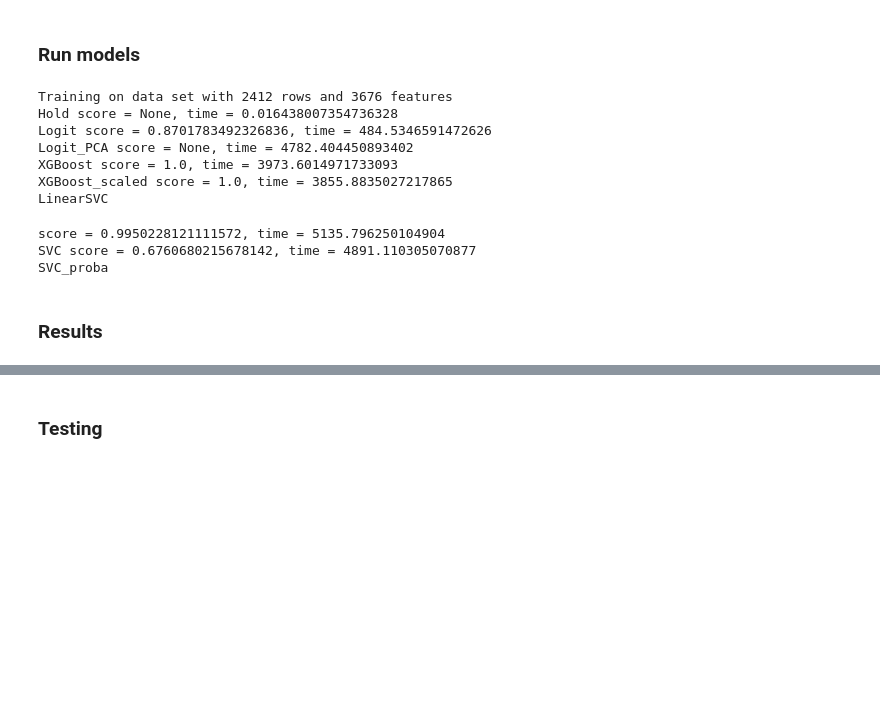
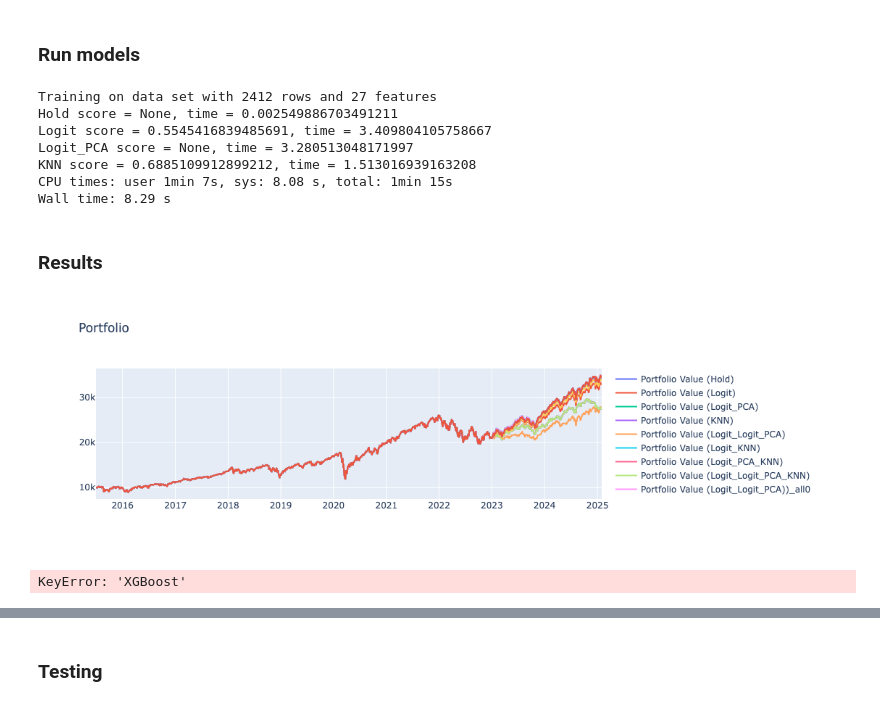
Before and after one commit to kylezengo/preds, a Jupyter notebook: Stocks backtesting.ipynb, the cells around one changed output, grey strips where cells are left out. Cells and saved outputs as stored; diff of their text form; code cells hidden in the pictures; blank space fills up the shorter version.

Commit message:
refactor strat_defs: add KNN strategy implementation and update backtest logic

```diff
--- a/Stocks backtesting.ipynb
+++ b/Stocks backtesting.ipynb
@@ -63,6 +61,7 @@ keras_config = strat_defs.KerasConfig(proba=0.5, sequence_length=30, epochs=20)
 
 backtest_config = strat_defs.BacktestConfig(
     overbought = 70,
+    knn_proba = 0.5,
     xgboost_proba = 0.4,
     svc_proba = 0.5,
     logit = logit_config,
@@ -72,7 +71,7 @@ backtest_config = strat_defs.BacktestConfig(
 # %% [markdown]
 ### Build dataframe for testing
 # %%
-prepd_data = prep_data.prep_data(config=indicator_config, drop_tickers=False)
+prepd_data = prep_data.prep_data(config=indicator_config, drop_tickers=True)
 # %% [markdown]
 ### Set backtest_strategy Parameters
 # %% [markdown]
@@ -94,6 +93,7 @@ exclude_vars = ()#("Open","High","Low","Close")
 initial_capital = 10000
 initial_train_period = 1890#7535
 bko_window = 20
+knn_proba = 0.5
 xgboost_proba = 0.4
 svc_proba = 0.53
 keras_proba = 0.5
@@ -105,8 +105,8 @@ n_jobs = None
 to_test = ["SPY","AAPL","GOOG","F","IBM","KO","WMT"] # Invest in stock where max probability of increase
                                                      # If max probability of all tickers < 0.7, then sell and buy nothing
 
-# Strategies to test'""
-strategy_list = ["Hold","Logit","Logit_PCA","XGBoost","XGBoost_scaled","LinearSVC","SVC","SVC_proba"]
+# Strategies to test
+strategy_list = ["Hold","Logit","Logit_PCA","KNN","XGBoost"]
 # %% [markdown]
 ### Run models
 # %%
@@ -131,6 +131,7 @@ for strat in strategy_list:
                                                                config=backtest_config,
                                                                initial_train_period=initial_train_period,
                                                                bko_window=bko_window,
+                                                               knn_proba=knn_proba,
                                                                xgboost_proba=xgboost_proba,
                                                                svc_proba=svc_proba,
                                                                random_state=random_state,
@@ -141,16 +142,13 @@ for strat in strategy_list:
     strat_bds[strat] = backtested_data
     strat_mods[strat] = model
 # %% [output]
-Training on data set with 2412 rows and 3676 features
-Hold score = None, time = 0.016438007354736328
-Logit score = 0.8701783492326836, time = 484.5346591472626
-Logit_PCA score = None, time = 4782.404450893402
-XGBoost score = 1.0, time = 3973.6014971733093
-XGBoost_scaled score = 1.0, time = 3855.8835027217865
-LinearSVC
+Training on data set with 2412 rows and 27 features
+Hold score = None, time = 0.002549886703491211
+Logit score = 0.5545416839485691, time = 3.409804105758667
+Logit_PCA score = None, time = 3.280513048171997
+KNN score = 0.6885109912899212, time = 1.513016939163208
+CPU times: user 1min 7s, sys: 8.08 s, total: 1min 15s
+Wall time: 8.29 s
-score = 0.9950228121111572, time = 5135.796250104904
-SVC score = 0.6760680215678142, time = 4891.110305070877
-SVC_proba
 # %%
 strats_not_hold = [x for x in strategy_list if x not in ["Hold","LinearSVC","SVC"]]
 
@@ -200,23 +198,28 @@ for mods in combos:
 # %%
 # Plot Daily Portfolio Value
 fig = go.Figure()
 
 for strat in strategy_list:
     fig.add_trace(go.Scatter(x=strat_bds[strat]['Date'], y=strat_bds[strat]['Portfolio_Value'],
                              mode='lines', name=f'Portfolio Value ({strat})'))
 
-for mods in combos:
-    df = mod_mod_dic["_".join(mods)]
-    fig.add_trace(go.Scatter(x=df['Date'], y=df['Portfolio_Value'],
-                             mode='lines', name=f"Portfolio Value ({'_'.join(mods)})"))
+try:
+    for mods in combos:
+        df = mod_mod_dic["_".join(mods)]
+        fig.add_trace(go.Scatter(x=df['Date'], y=df['Portfolio_Value'],
+                                 mode='lines', name=f"Portfolio Value ({'_'.join(mods)})"))
 
-for mods in combos:
-    df = mod_mod_dic["_".join(mods)]
-    fig.add_trace(go.Scatter(x=df['Date'], y=df['Portfolio_Value_all0'],
-                             mode='lines', name=f"Portfolio Value ({'_'.join(mods)}))_all0"))
+    for mods in combos:
+        df = mod_mod_dic["_".join(mods)]
+        fig.add_trace(go.Scatter(x=df['Date'], y=df['Portfolio_Value_all0'],
+                                 mode='lines', name=f"Portfolio Value ({'_'.join(mods)}))_all0"))
+except:
+    pass
 
 fig.update_layout(title="Portfolio")
 fig.show()
+# %% [output]
+[figure, added]
 # %%
 # XGBoost review
 not_selected_features_cols = ['Date','Target','Signal','proba_0','proba_1' ,'Strategy_Return','Portfolio_Value']
@@ -242,6 +245,8 @@ print('Feature importances in XGBoost model')
 df.loc[df['selected_features'].isin(["sunlight_nyc","federal_funds_rate",
                                      "high_temp_nyc","low_temp_nyc","precipitation_PRCP_nyc","precipitation_SNOW_nyc",
                                      "streak","streak0","streak1","next_is_0","next_is_1","prob_next_is_0","prob_next_is_1"])]
+# %% [output]
+KeyError: 'XGBoost'
 # %%
 # % right
 combos_join = ["_".join(x) for x in combos]
```
Also changed, not shown: parts of 11 cells of this notebook, 1 other file.
